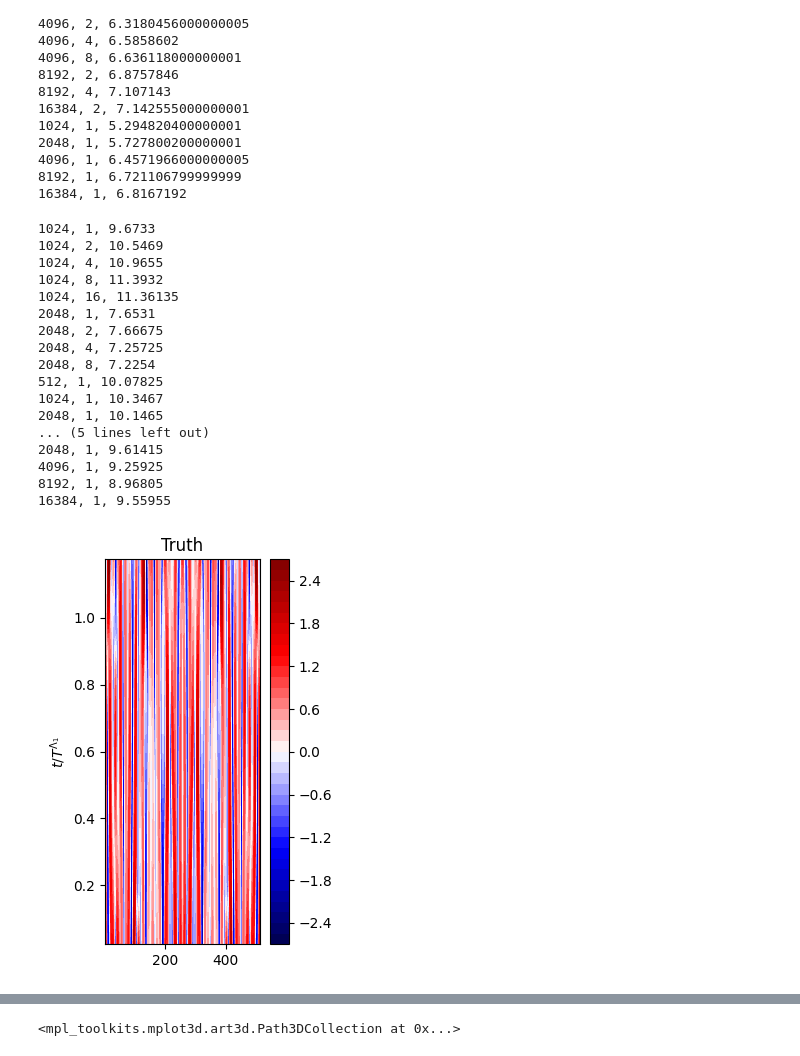
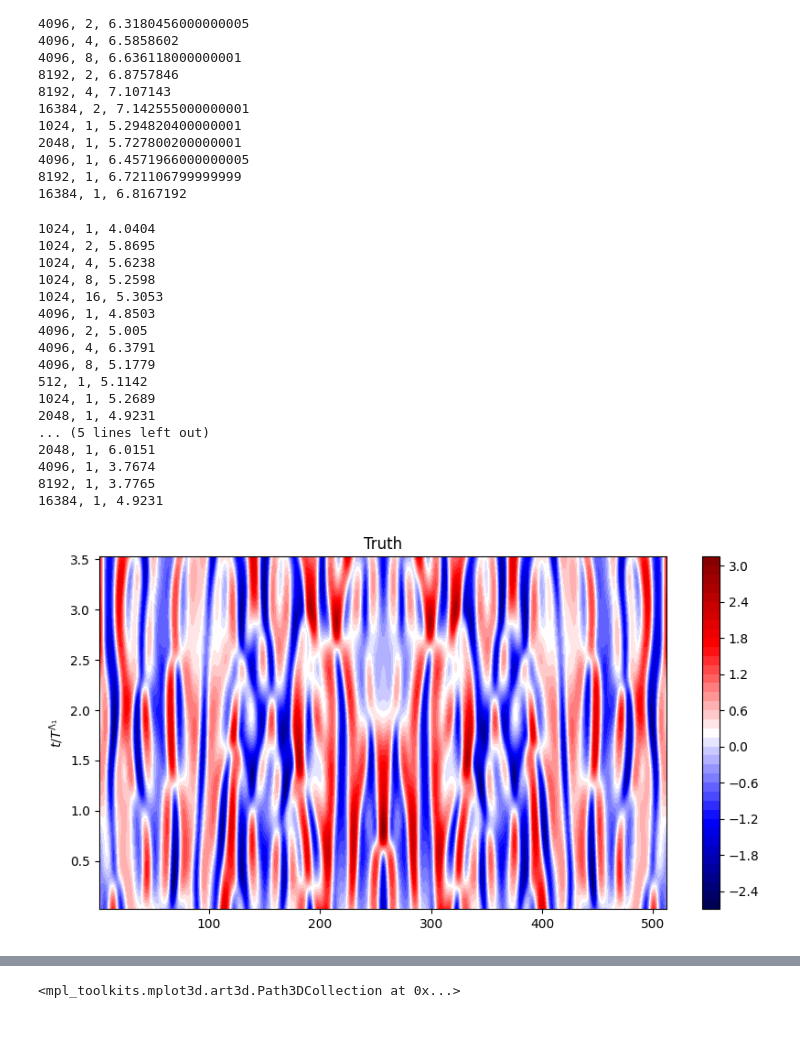
Before and after one commit to pinakm9/DeepRFM, a Jupyter notebook: notebooks/test.ipynb, the cells around one changed output, grey strips where cells are left out. Drawn from its saved outputs; the diff is of its cells as text; code cells hidden in the pictures; blank space fills up the shorter version.

```diff
--- a/notebooks/test.ipynb
+++ b/notebooks/test.ipynb
@@ -26,27 +26,18 @@ dynamical_system = 'KS'
 # Vo = torch.tensor(np.load('../../deeprf/data/L63-trajectories/test.npy'))
 Uo = torch.tensor(np.load(f'../data/{dynamical_system}-trajectories/train.npy'))
 Vo = torch.tensor(np.load(f'../data/{dynamical_system}-trajectories/test.npy'))
-# Uo2 = np.load('../data/L63-trajectories/train2.npy')
-# Uo3 = np.load('../data/L63-trajectories/train3.npy')
-# Uo4 = np.load('../data/L63-trajectories/train4.npy')
-# Uo5 = np.load('../data/L63-trajectories/train5.npy')
-# Uo6 = np.load('../data/L63-trajectories/train6.npy')
-# Uo7 = np.load('../data/L63-trajectories/train7.npy')
-# Uo8 = np.load('../data/L63-trajectories/train8.npy')
-# Uo9 = np.load('../data/L63-trajectories/train9.npy')
-# Uo10 = np.load('../data/L63-trajectories/train10.npy')
 
 
 L0, L1 = 0.4, 3.5
 D, D_r, B = 3, 128, 1
-beta = 1e-7
+beta = 10
 m = 500
 data_folder = '../data'
 
 # train, test = l96.gen_data(save_folder='../data/L96-trajectories')
-
-drf = localSkip_8_1.DeepRF(500, 4, L0, L1, Uo, beta, name='rf', save_folder=f'{data_folder}/localSkipKS/depth-{B}')
-# drf.learn(Uo, 42)
+drf_args = [512, 1, L0, L1, Uo, beta, 'LocalSkip_8_1', f'{data_folder}/localSkipKS/depth-{B}', False]
+batch = localSkip_8_1.BatchDeepRF(Uo, Vo, *drf_args)
+batch.drf.learn(Uo[:, :10000], 42)
 # tau = drf.compute_tau_f(Vo[:100], **{'error_threshold' : 0.25, 'dt': 0.25, 'Lyapunov_time': 1/0.094})
 # tau = drf.compute_tau_f(Vo[:100], **{'error_threshold' : 0.09, 'dt': 0.01, 'Lyapunov_time': 1/2.27})
 # tau[0].mean()
@@ -82,71 +103,71 @@ for D_r, B in [[1024, 1], [2048, 1], [4096, 1], [8192, 1], [16384, 1]]:
 8192, 1, 6.721106799999999
 16384, 1, 6.8167192
 # %%
-for D_r, B in [[1024, 1], [1024, 2], [1024, 4], [1024, 8], [1024, 16], [2048, 1], [2048, 2], [2048, 4], [2048, 8]]:
+for D_r, B in [[1024, 1], [1024, 2], [1024, 4], [1024, 8], [1024, 16], [4096, 1], [4096, 2], [4096, 4], [4096, 8]]:
     data = ut.get_data('L63', 1, 'DeepSkip', D_r, B)
-    y = data['tau_f_nmse'].median()
+    y = data['tau_f_nmse'].min()
     print(f'{D_r}, {B}, {y}')
 
 for D_r, B in [[512, 1], [1024, 1], [2048, 1], [4096, 1], [8192, 1], [16384, 1]]:
     data = ut.get_data('L63', 1, 'SkipRFM', D_r, B)
-    y = data['tau_f_nmse'].median()
+    y = data['tau_f_nmse'].min()
     print(f'{D_r}, {B}, {y}')
 
 for D_r, B in [[512, 1], [1024, 1], [2048, 1], [4096, 1], [8192, 1], [16384, 1]]:
     data = ut.get_data('L63', 1, 'RFM', D_r, B)
-    y = data['tau_f_nmse'].median()
+    y = data['tau_f_nmse'].min()
     print(f'{D_r}, {B}, {y}')
 # %% [output]
-1024, 1, 9.6733
-1024, 2, 10.5469
-1024, 4, 10.9655
-1024, 8, 11.3932
-1024, 16, 11.36135
-2048, 1, 7.6531
-2048, 2, 7.66675
-2048, 4, 7.25725
-2048, 8, 7.2254
-512, 1, 10.07825
-1024, 1, 10.3467
-2048, 1, 10.1465
+1024, 1, 4.0404
+1024, 2, 5.8695
+1024, 4, 5.6238
+1024, 8, 5.2598
+1024, 16, 5.3053
+4096, 1, 4.8503
+4096, 2, 5.005
+4096, 4, 6.3791
+4096, 8, 5.1779
+512, 1, 5.1142
+1024, 1, 5.2689
+2048, 1, 4.9231
 ... (5 lines left out)
-2048, 1, 9.61415
-4096, 1, 9.25925
-8192, 1, 8.96805
-16384, 1, 9.55955
+2048, 1, 6.0151
+4096, 1, 3.7674
+8192, 1, 3.7765
+16384, 1, 4.9231
 # %%
 def waterfall(data, filename=None, drf=None, cmap='magma', levels=15, **tau_f_kwargs):
     n, m = data.shape
     x, y = np.linspace(1, n, num=n), np.linspace(1, m, num=m) * tau_f_kwargs['dt'] / tau_f_kwargs['Lyapunov_time']
     if drf is None:
-        fig = plt.figure(figsize=(2.5, 5))
+        fig = plt.figure(figsize=(10, 5))
         ax = fig.add_subplot(111)
         origin = 'lower'
         im = ax.contourf(x, y, data.T, levels=levels, cmap=cmap, origin=origin)
         # ax.contour(x, y, data.T, levels=levels, linewidths=0.5, colors='k')
         # ax.contour(x, y, data.T, origin=origin, linewidths=0.15)
         fig.colorbar(im, ax=[ax])
     else:
         fig = plt.figure(figsize=(5, 5))
         ax = fig.add_subplot(121)
         ax1 = fig.add_subplot(122)
         im = ax.contourf(x, y, data.T, levels=levels, cmap=cmap)
         z = drf.multistep_forecast(data[:, 0], m).cpu().numpy()
         print(z.shape)
         ax1.contourf(x, y, z.T, levels=levels, cmap=cmap)
         # ax1.set_ylabel(r'$t/T^{\Lambda_1}$')
         ax1.set_title(r'Forecast')
         fig.colorbar(im, ax=[ax, ax1])
         ax1.set_yticks([])
     ax.set_ylabel(r'$t/T^{\Lambda_1}$')
     ax.set_title(r'Truth')
     if filename is not None:
         plt.savefig(f'../data/plots/{filename}.png', bbox_inches='tight', dpi=300)
     plt.show()
 
 tau_f_kwargs = {'error_threshold' : 0.25, 'dt': 0.25, 'Lyapunov_time': 1/0.094}
 
-waterfall(train[:,:50], cmap='seismic', levels=50,  **tau_f_kwargs)
+waterfall(Vo[0, :,:150], cmap='seismic', levels=50,  **tau_f_kwargs)
 # %% [output]
-[figure, old version]
+[figure, new version]
 # %%
```
Also changed, not shown: parts of 10 cells of this notebook, 10 other files.
